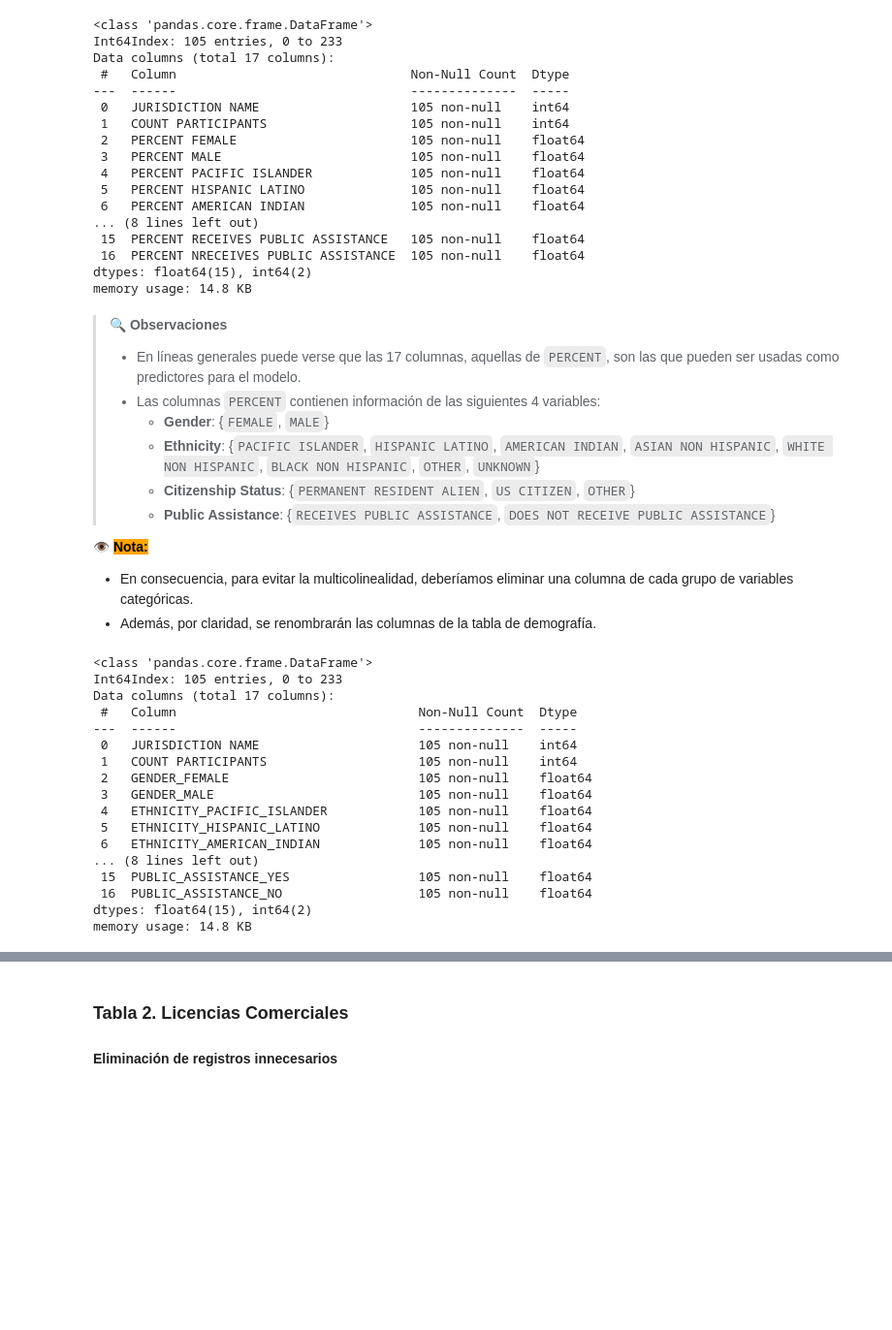
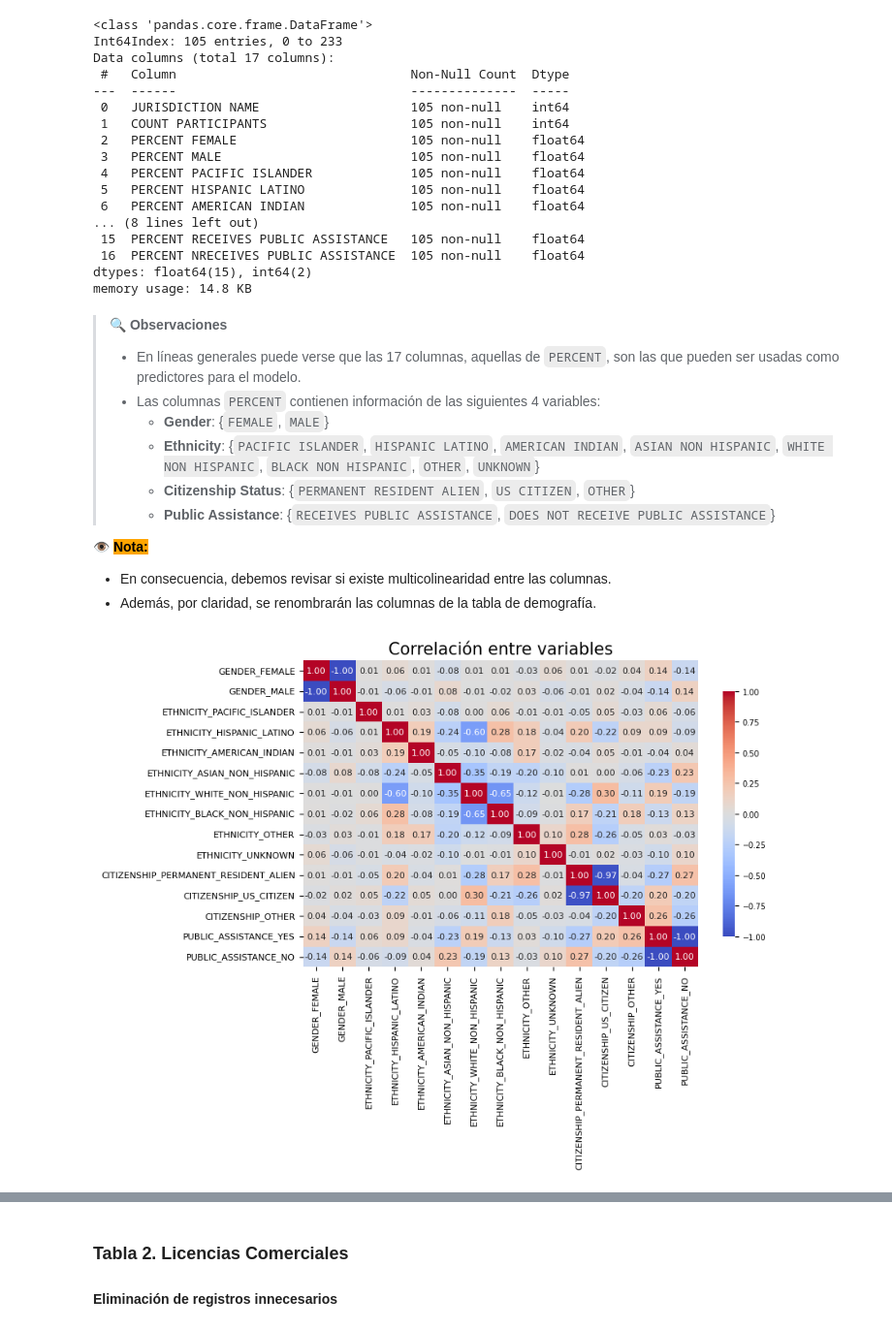
Before and after one commit to zcrodriguez/NYC_Licenses_Density, a Jupyter notebook: NYC_Lics_Case_Study.ipynb, the cells around one changed output, grey strips where cells are left out. Shown at 97% size. Cells and saved outputs as stored; diff of their text form; code cells hidden in the pictures; blank space fills up the shorter version.

```diff
--- a/NYC_Lics_Case_Study.ipynb
+++ b/NYC_Lics_Case_Study.ipynb
@@ -147,7 +127,7 @@ memory usage: 14.8 KB
 >    - **Public Assistance**: {`RECEIVES PUBLIC ASSISTANCE`, `DOES NOT RECEIVE PUBLIC ASSISTANCE`}
 
 👁️ <span style="background-color: #FFA500; color: black;">**Nota:**</span>
-- En consecuencia, para evitar la multicolinealidad, deberíamos eliminar una columna de cada grupo de variables categóricas.
+- En consecuencia, debemos revisar si existe multicolinearidad entre las columnas.
 - Además, por claridad, se renombrarán las columnas de la tabla de demografía.
 # %%
 # Renombrar columnas de género, etnicidad, estatus de ciudadanía y asistencia pública
@@ -181,24 +161,20 @@ demographics.rename(
     },
     inplace=True
 )
-# %%
-# Data type de tabla demo
-demographics.info()
-# %% [output]
-<class 'pandas.core.frame.DataFrame'>
-Int64Index: 105 entries, 0 to 233
-Data columns (total 17 columns):
- #   Column                                Non-Null Count  Dtype
----  ------                                --------------  -----
- 0   JURISDICTION NAME                     105 non-null    int64
- 1   COUNT PARTICIPANTS                    105 non-null    int64
- 2   GENDER_FEMALE                         105 non-null    float64
- 3   GENDER_MALE                           105 non-null    float64
- 4   ETHNICITY_PACIFIC_ISLANDER            105 non-null    float64
- 5   ETHNICITY_HISPANIC_LATINO             105 non-null    float64
- 6   ETHNICITY_AMERICAN_INDIAN             105 non-null    float64
-... (8 lines left out)
- 15  PUBLIC_ASSISTANCE_YES                 105 non-null    float64
- 16  PUBLIC_ASSISTANCE_NO                  105 non-null    float64
-dtypes: float64(15), int64(2)
-memory usage: 14.8 KB
+# %%
+# Evaluar posible colinealidad entre variables
+demographics_corr = demographics.drop(columns=['JURISDICTION NAME', 'COUNT PARTICIPANTS'])
+
+import matplotlib.pyplot as plt
+import seaborn as sns
+
+plt.figure(figsize=(8,5))
+ax = sns.heatmap(demographics_corr.corr(), annot=True, fmt='.2f', cmap='coolwarm', vmin=-1, vmax=1, annot_kws={"size": 8}, cbar_kws={"shrink": 0.8})
+plt.xticks(fontsize=8, rotation=90)
+plt.yticks(fontsize=8, rotation=0)
+cbar = ax.collections[0].colorbar
+cbar.ax.tick_params(labelsize=7)
+plt.title('Correlación entre variables', fontsize=15)
+plt.show()
+# %% [output]
+[figure, added]
```
Also changed, not shown: parts of 17 cells of this notebook.
